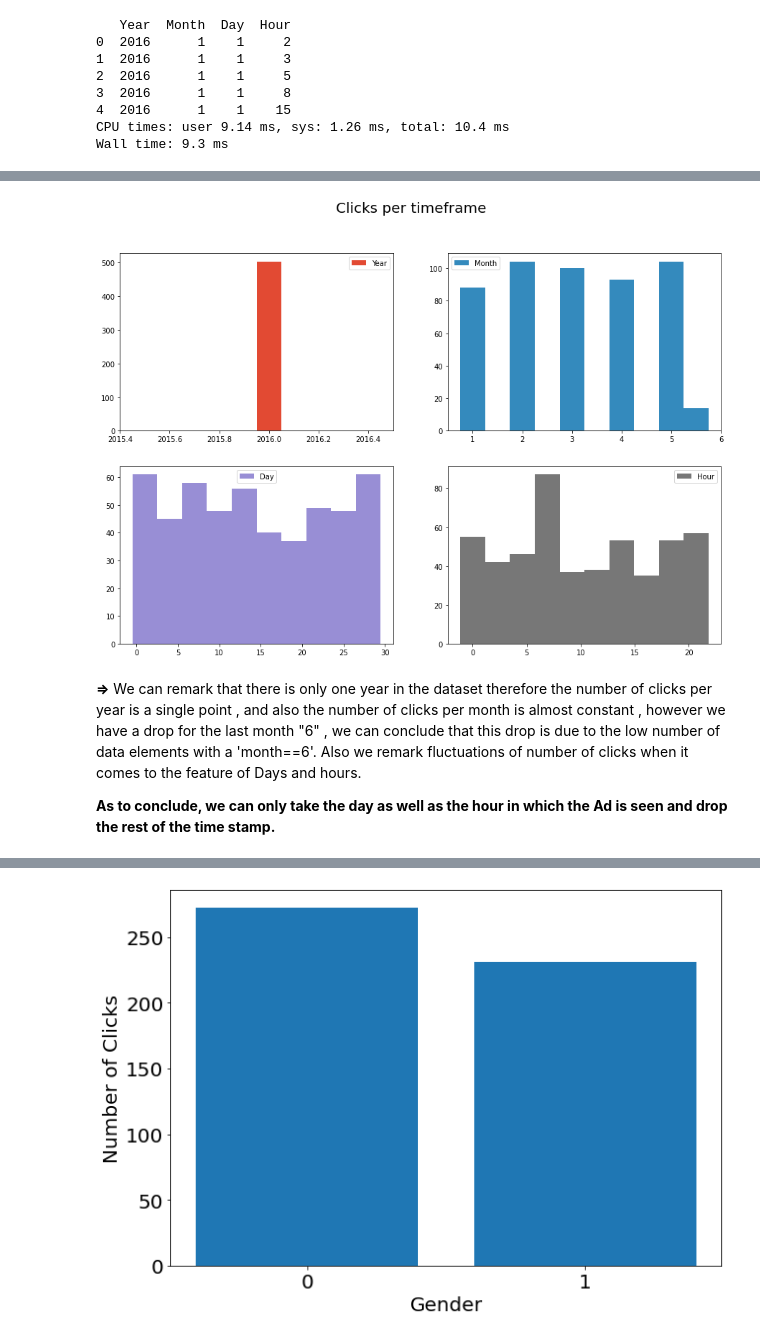
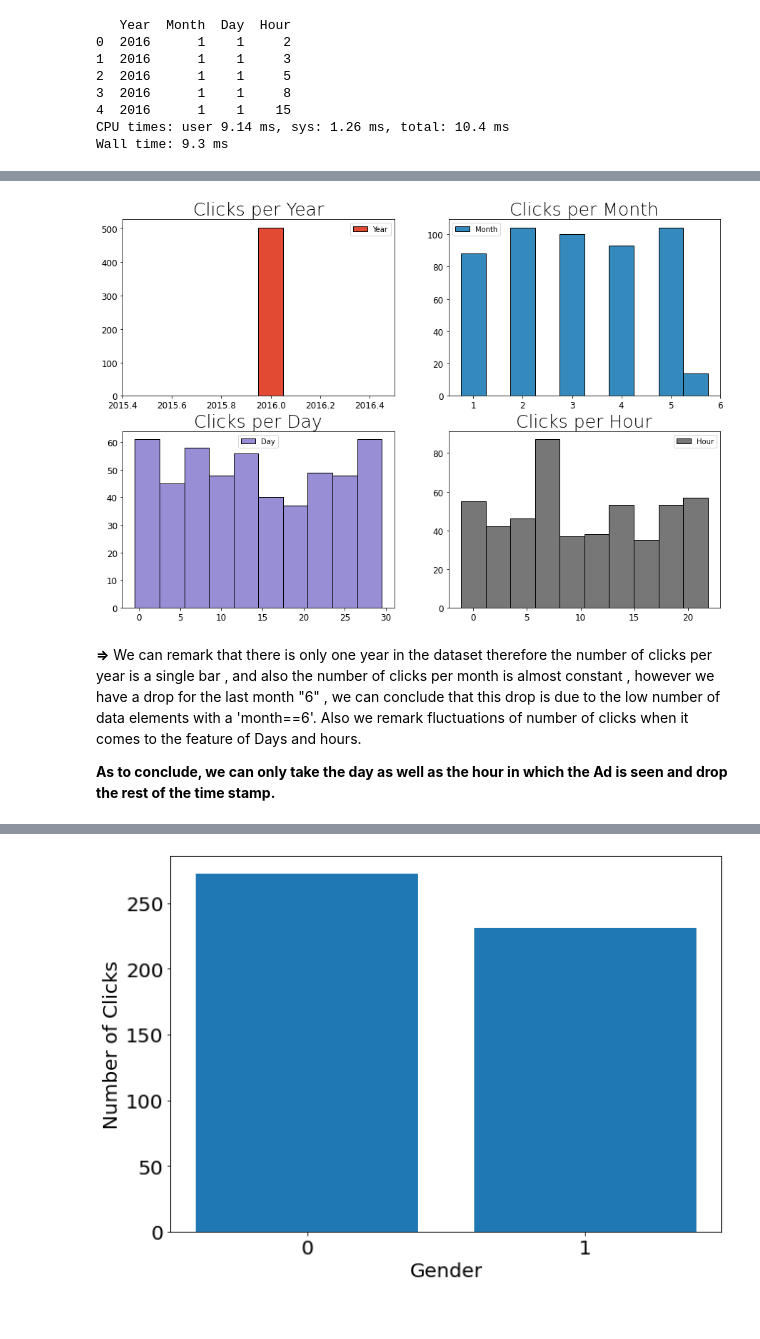
Before and after one commit to MohamedAmineDHIAB/AD_click_prediction_using_SVM-Doc2Vec, a Jupyter notebook: challenge.ipynb, the cells around one changed output, grey strips where cells are left out. Drawn from its saved outputs; the diff is of its cells as text; code cells hidden in the pictures.

```diff
--- a/challenge.ipynb
+++ b/challenge.ipynb
@@ -193,13 +157,19 @@ Wall time: 362 ms
 # %%
 %time
+params = {'axes.titlesize':'25',
+          'xtick.labelsize':'12',
+          'ytick.labelsize':'12',
+          'axes.titleweight':'50'}
+matplotlib.rcParams.update(params)
 fig, axes = plt.subplots(nrows = 2, ncols =2, figsize = (15, 10))
 colors = ["#e24a33", "#348abd", "#988ed5", "#777777"]
 
 for index, column in enumerate(['Year','Month','Day','Hour']):
 
     ax = axes.flatten()[index]
-    ax.hist(data_hist[column], color = colors[index], label = column,align = 'left')
+    ax.hist(data_hist[column], color = colors[index], label = column,align = 'left',edgecolor = 'k')
+    ax.set_title('Clicks per '+column)
     ax.legend(loc = "best")
-plt.suptitle("Clicks per timeframe", size = 20)
+
 plt.show()
 # %% [output]
@@ -210,5 +178,5 @@ Wall time: 3.58 µs
-[figure, old version]
+[figure, new version]
 # %% [markdown]
-**=>** We can remark that there is only one year in the dataset therefore the number of clicks per year is a single point , and also the number of clicks per month is almost constant , however we have a drop for the last month "6" , we can conclude that this drop is due to the low number of data elements with a 'month==6'. Also we remark fluctuations of number of clicks when it comes to the feature of Days and hours.
+**=>** We can remark that there is only one year in the dataset therefore the number of clicks per year is a single bar , and also the number of clicks per month is almost constant , however we have a drop for the last month "6" , we can conclude that this drop is due to the low number of data elements with a 'month==6'. Also we remark fluctuations of number of clicks when it comes to the feature of Days and hours.
 
 **As to conclude, we can only take the day as well as the hour in which the Ad is seen and drop the rest of the time stamp.**
```
Also changed, not shown: parts of 5 cells of this notebook.
